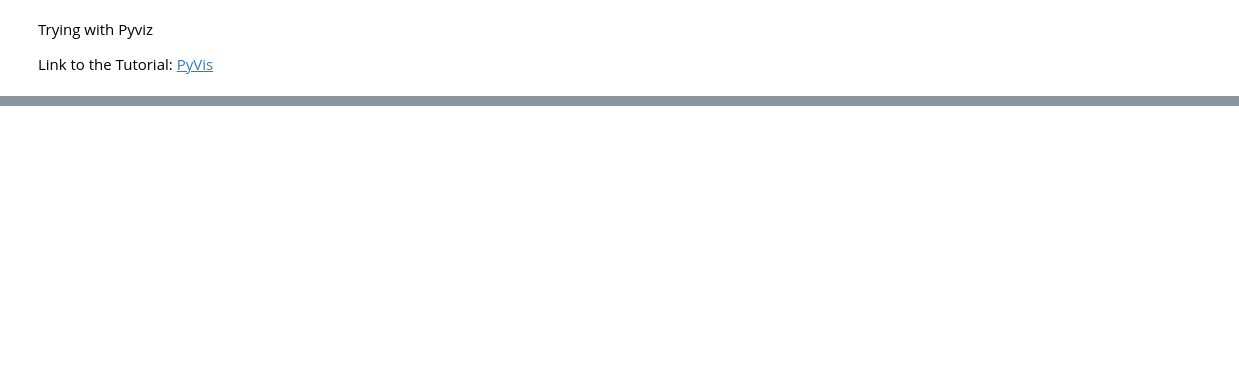
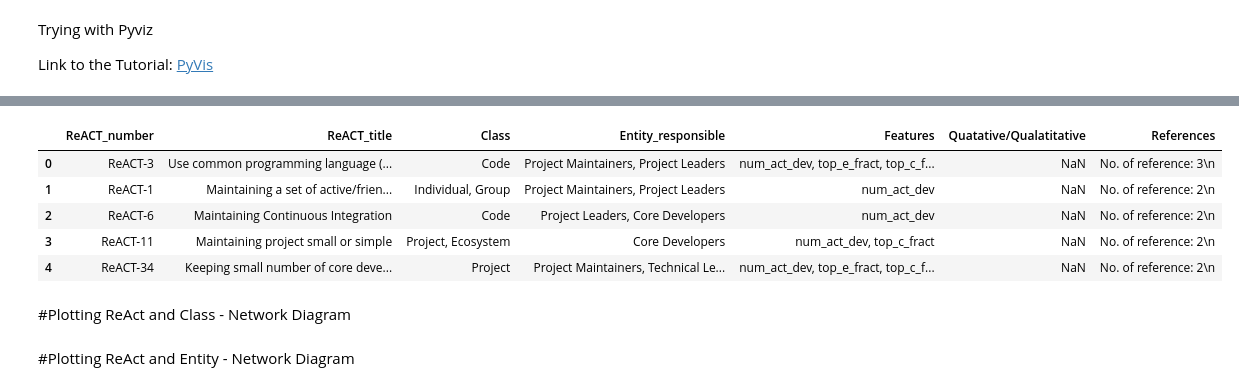
Before and after one commit to Nafiz43/Actionable-Recommendation---OSS, a Jupyter notebook: Interactive_Network_Graph_Sustainability.ipynb, the cells around one changed output, grey strips where cells are left out. Cells and saved outputs as stored; diff of their text form; code cells hidden in the pictures; blank space fills up the shorter version.

```diff
--- a/Interactive_Network_Graph_Sustainability.ipynb
+++ b/Interactive_Network_Graph_Sustainability.ipynb
@@ -30,0 +5,15 @@ def extract_numbers(input_string):
+# %%
+!pip install pyvis==0.3.1
+from pyvis.network import Network
+import pandas as pd
+from pandas import DataFrame
+import textwrap
+
+def extract_numbers(input_string):
+    numbers_only = ''.join(char for char in input_string if char.isdigit())
+    result_integer = int(numbers_only)
+    return result_integer
+
+def wrap_text(text, width=50):
+    wrapper = textwrap.TextWrapper(width=width, break_long_words=False)
+    return '\n'.join(wrapper.wrap(text))
@@ -30,0 +40,21 @@ def extract_numbers(input_string):
+# %%
+MainSheet = pd.read_excel("dt.xlsx", sheet_name='main', skiprows=0)
+FeatureDescriptionSheet = pd.read_excel("dt.xlsx", sheet_name='FeatureDescription', skiprows=0)
+ClassDescriptionSheet = pd.read_excel("dt.xlsx", sheet_name='ClassDescription', skiprows=0)
+EntityDescriptionSheet = pd.read_excel("dt.xlsx", sheet_name='EntityDescription', skiprows=0)
+
+MainSheet['ReACT_title'] = MainSheet['ReACT_title'].apply(wrap_text)
+
+
+ReAct_Dict = dict(zip(MainSheet['ReACT_number'], MainSheet['ReACT_title']))
+FeatureDescription_Dict = dict(zip(FeatureDescriptionSheet['FeatureName'], FeatureDescriptionSheet['DescriptionOfTheFeature']))
+ClassDescription_Dict = dict(zip(ClassDescriptionSheet['Class'], ClassDescriptionSheet['ClassDescription']))
+EntityDescription_Dict = dict(zip(EntityDescriptionSheet['Entity'], EntityDescriptionSheet['EntityDescription']))
+MainSheet.head()
+# %% [output]
+|  | ReACT_number | ReACT_title | Class | Entity_responsible | Features | Quatative/Qualatitative | References |
+| 0 | ReACT-3 | Use common programming language (... | Code | Project Maintainers, Project Leaders | num_act_dev, top_e_fract, top_c_f... | NaN | No. of reference: 3\n |
+| 1 | ReACT-1 | Maintaining a set of active/frien... | Individual, Group | Project Maintainers, Project Leaders | num_act_dev | NaN | No. of reference: 2\n |
+| 2 | ReACT-6 | Maintaining Continuous Integration | Code | Project Leaders, Core Developers | num_act_dev | NaN | No. of reference: 2\n |
+| 3 | ReACT-11 | Maintaining project small or simple | Project, Ecosystem | Core Developers | num_act_dev, top_c_fract | NaN | No. of reference: 2\n |
+| 4 | ReACT-34 | Keeping small number of core deve... | Project | Project Maintainers, Technical Le... | num_act_dev, top_e_fract, top_c_f... | NaN | No. of reference: 2\n |
@@ -30,0 +63,2 @@ def extract_numbers(input_string):
+# %% [markdown]
+#Plotting ReAct and Class - Network Diagram
@@ -30,0 +100,2 @@ def extract_numbers(input_string):
+# %% [markdown]
+#Plotting ReAct and Entity - Network Diagram
```
Also changed, not shown: parts of 17 cells of this notebook.
